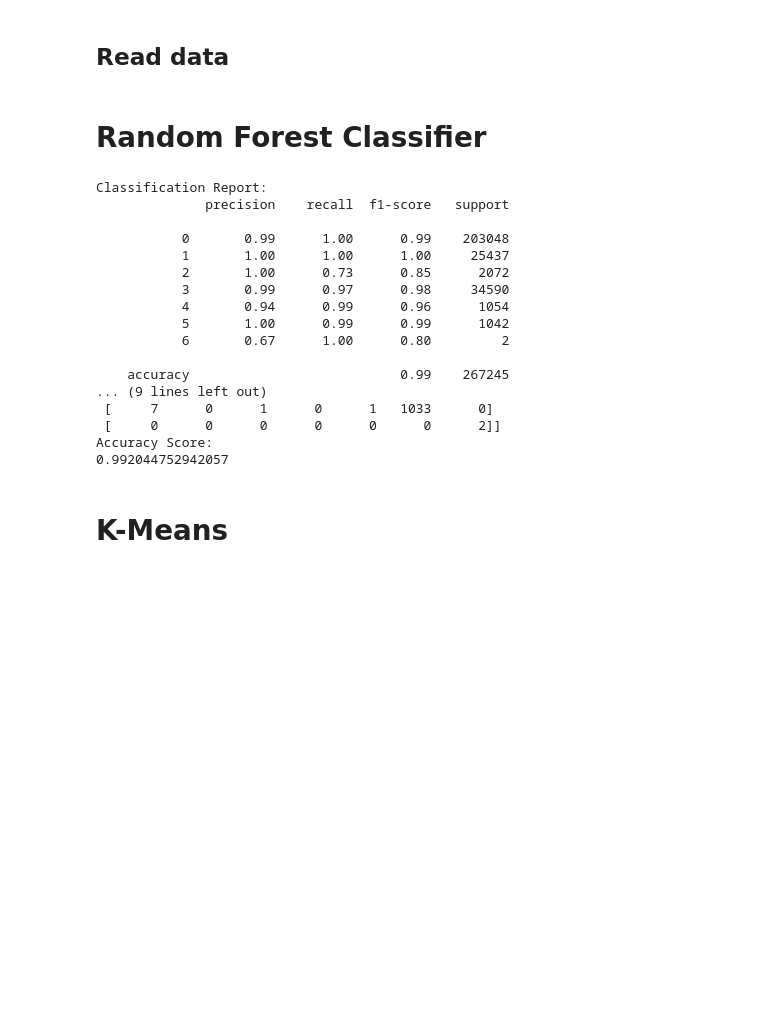
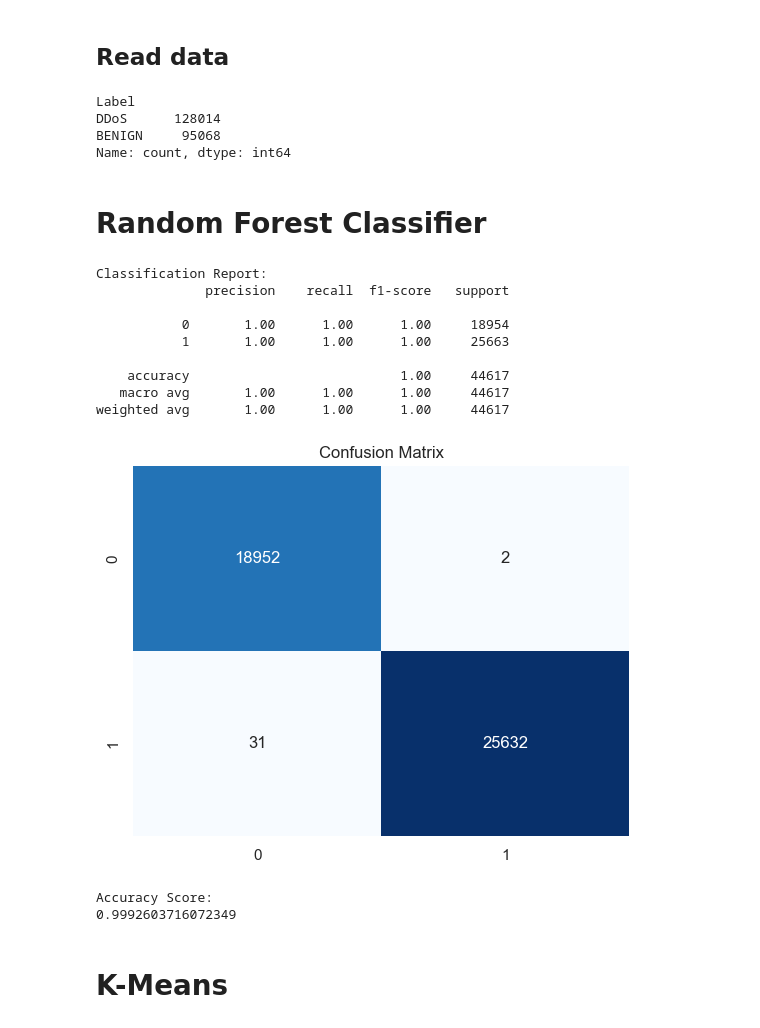
Before and after one commit to dwdwjtwcz/ids2017-anomaly-detection, a Jupyter notebook: models.ipynb, the cells around one changed output. Cells and saved outputs as stored; diff of their text form; code cells hidden in the pictures; blank space fills up the shorter version.

```diff
--- a/models.ipynb
+++ b/models.ipynb
@@ -21,56 +21,55 @@ import keras_tuner as kt
 ## Read data
 # %%
 df = pd.read_parquet('./IDS2017/Final/Friday.parquet')
+print(df['Label'].value_counts())
+# %% [output]
+Label
+DDoS      128014
+BENIGN     95068
+Name: count, dtype: int64
 # %% [markdown]
 # Random Forest Classifier
 # %%
 # Preprocess the data
 le = LabelEncoder()
 df['Label'] = le.fit_transform(df['Label'])
 
 # Split the dataset
 X = df.drop('Label', axis=1)
 y = df['Label']
 X_train, X_test, y_train, y_test = train_test_split(X, y, test_size=0.2, random_state=42)
 
 # Initialize the model
 model = RandomForestClassifier(n_estimators=100)
 
 # Train the model
 model.fit(X_train, y_train)
 
 # Evaluate the model
 y_pred = model.predict(X_test)
 
-# Print the classification report
 print("Classification Report:")
 print(classification_report(y_test, y_pred))
 
-# Print the confusion matrix
-print("Confusion Matrix:")
-print(confusion_matrix(y_test, y_pred))
+sns.heatmap(confusion_matrix(y_test, y_pred), fmt="d", annot=True, cmap='Blues', cbar=False)
+plt.title('Confusion Matrix')
+plt.show()
 
-# Print the accuracy score
 print("Accuracy Score:")
 print(accuracy_score(y_test, y_pred))
 # %% [output]
 Classification Report:
               precision    recall  f1-score   support
 
-           0       0.99      1.00      0.99    203048
-           1       1.00      1.00      1.00     25437
-           2       1.00      0.73      0.85      2072
-           3       0.99      0.97      0.98     34590
-           4       0.94      0.99      0.96      1054
-           5       1.00      0.99      0.99      1042
-           6       0.67      1.00      0.80         2
+           0       1.00      1.00      1.00     18954
+           1       1.00      1.00      1.00     25663
 
-    accuracy                           0.99    267245
-... (9 lines left out)
- [     7      0      1      0      1   1033      0]
- [     0      0      0      0      0      0      2]]
-Accuracy Score:
-0.992044752942057
+    accuracy                           1.00     44617
+   macro avg       1.00      1.00      1.00     44617
+weighted avg       1.00      1.00      1.00     44617
+[figure, added]
+Accuracy Score:
+0.9992603716072349
 # %% [markdown]
 # K-Means
 # %%
```
Also changed, not shown: parts of 6 cells of this notebook.
